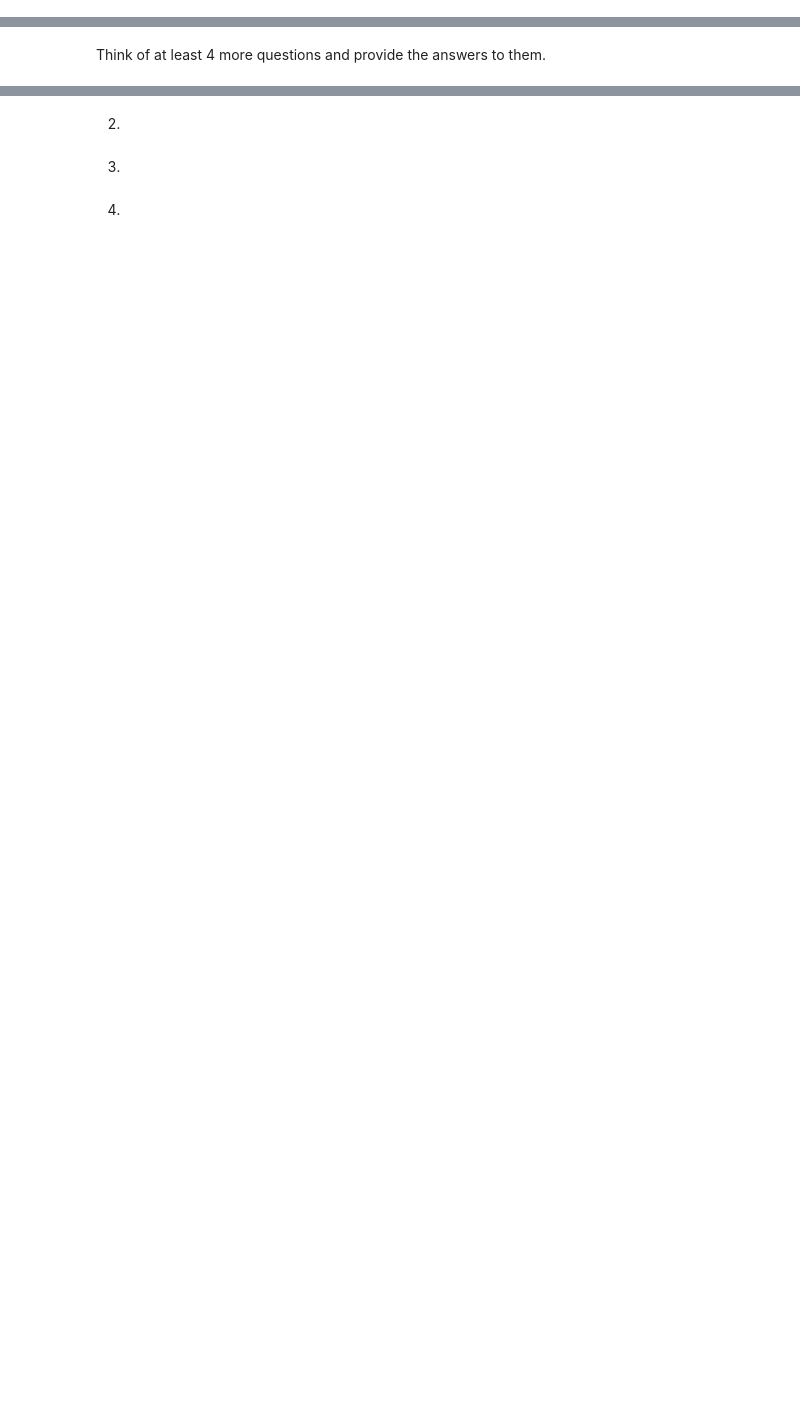
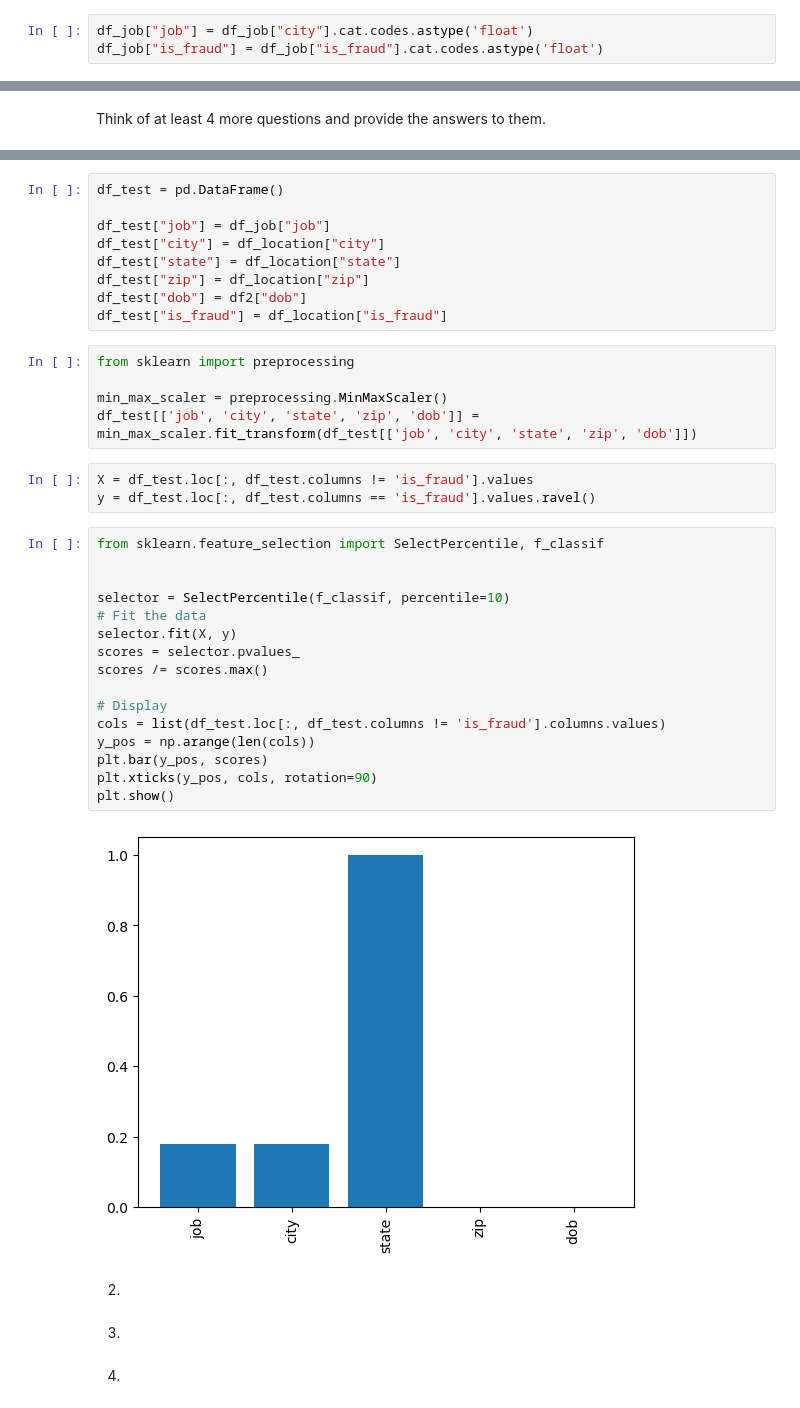
Before and after one commit to DMODPevahouse/ai_enabled_system, a Jupyter notebook: FraudDetection/exploratory_analysis.ipynb, the cells around one changed output, grey strips where cells are left out. Cells and saved outputs as stored; diff of their text form; blank space fills up the shorter version.

Commit message:
checkpoint of Fraud detection

```diff
--- a/FraudDetection/exploratory_analysis.ipynb
+++ b/FraudDetection/exploratory_analysis.ipynb
@@ -54,0 +323,3 @@ Are certain "job" types susceptible to fraudulent transactions?
+# %%
+df_job["job"] = df_job["city"].cat.codes.astype('float')
+df_job["is_fraud"] = df_job["is_fraud"].cat.codes.astype('float')
@@ -59,3 +335,38 @@ Think of at least 4 more questions and provide the answers to them.
+# %%
+df_test = pd.DataFrame()
+
+df_test["job"] = df_job["job"]
+df_test["city"] = df_location["city"]
+df_test["state"] = df_location["state"]
+df_test["zip"] = df_location["zip"]
+df_test["dob"] = df2["dob"]
+df_test["is_fraud"] = df_location["is_fraud"]
+# %%
+from sklearn import preprocessing
+
+min_max_scaler = preprocessing.MinMaxScaler()
+df_test[['job', 'city', 'state', 'zip', 'dob']] = min_max_scaler.fit_transform(df_test[['job', 'city', 'state', 'zip', 'dob']])
+# %%
+X = df_test.loc[:, df_test.columns != 'is_fraud'].values
+y = df_test.loc[:, df_test.columns == 'is_fraud'].values.ravel()
+# %%
+from sklearn.feature_selection import SelectPercentile, f_classif
+
+
+selector = SelectPercentile(f_classif, percentile=10)
+# Fit the data
+selector.fit(X, y)
+scores = selector.pvalues_
+scores /= scores.max()
+
+# Display
+cols = list(df_test.loc[:, df_test.columns != 'is_fraud'].columns.values)
+y_pos = np.arange(len(cols))
+plt.bar(y_pos, scores)
+plt.xticks(y_pos, cols, rotation=90)
+plt.show()
+# %% [output]
+[figure, added]
 # %% [markdown]
 2.
 # %% [markdown]
```
Also changed, not shown: parts of 40 cells of this notebook.
